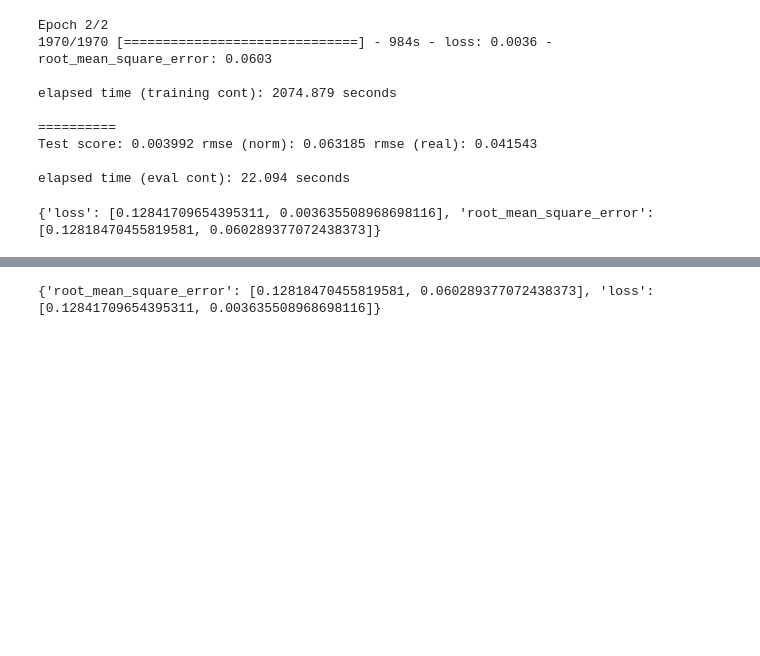
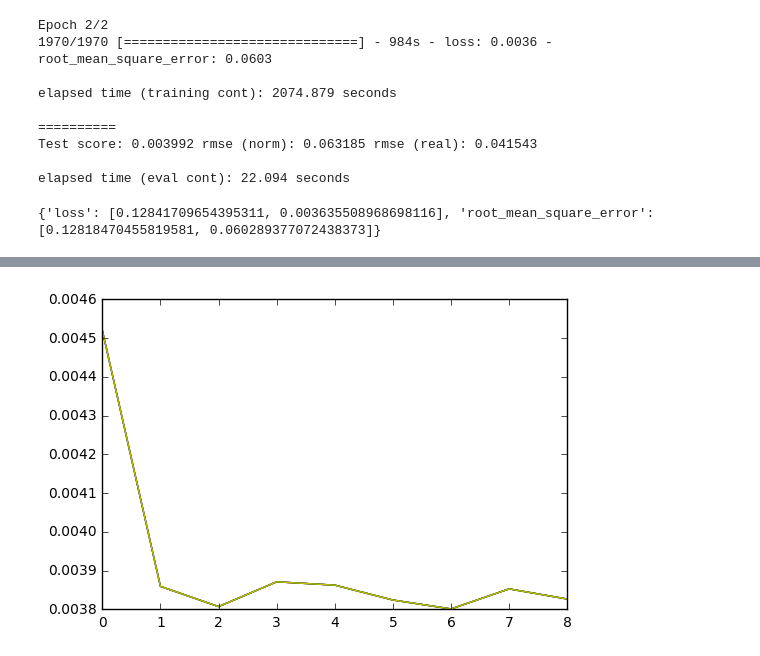
Before and after one commit to SIOFive/OST, a Jupyter notebook: main.ipynb, the cells around one changed output, grey strips where cells are left out. Drawn from its saved outputs; the diff is of its cells as text; code cells hidden in the pictures; blank space fills up the shorter version.

```diff
--- a/main.ipynb
+++ b/main.ipynb
@@ -163,6 +168,24 @@ with open(os.path.join('MODEL',"{}.history".format(hyperparams_name)), "wb") as
 # %%
-with open(os.path.join('MODEL',"{}.history".format(hyperparams_name)), "rb") as f:
-    tmp = pickle.load(f)
-print(tmp)
+nb_residual_unit = 3
+with open(os.path.join('RET',"{}.history.pkl".format(hyperparams_name)), "rb") as f:
+    history_3 = pickle.load(f)
+with open(os.path.join('RET',"{}.cont.history.pkl".format(hyperparams_name)), "rb") as f:
+    history_3_cont = pickle.load(f)
-# %% [output]
-{'root_mean_square_error': [0.12818470455819581, 0.060289377072438373], 'loss': [0.12841709654395311, 0.003635508968698116]}
+# %%
+nb_residual_unit = 6
+with open(os.path.join('RET',"{}.history.pkl".format(hyperparams_name)), "rb") as f:
+    history_6 = pickle.load(f)
+with open(os.path.join('RET',"{}.cont.history.pkl".format(hyperparams_name)), "rb") as f:
+    history_6_cont = pickle.load(f)
+# %%
+nb_residual_unit = 9
+with open(os.path.join('RET',"{}.history.pkl".format(hyperparams_name)), "rb") as f:
+    history_9 = pickle.load(f)
+with open(os.path.join('RET',"{}.cont.history.pkl".format(hyperparams_name)), "rb") as f:
+    history_9_cont = pickle.load(f)
+# %%
+nb_residual_unit = 12
+with open(os.path.join('RET',"{}.history.pkl".format(hyperparams_name)), "rb") as f:
+    history_12 = pickle.load(f)
+with open(os.path.join('RET',"{}.cont.history.pkl".format(hyperparams_name)), "rb") as f:
+    history_12_cont = pickle.load(f)
@@ -168,0 +194,8 @@ print(tmp)
+# %%
+plt.plot(history_3['loss'], "r")
+plt.plot(history_6['loss'], "b")
+plt.plot(history_9['loss'], "g")
+plt.plot(history_12['loss'], "y")
+plt.show()
+# %% [output]
+[figure, added]
```
Also changed, not shown: parts of 9 cells of this notebook, 3 other files.
